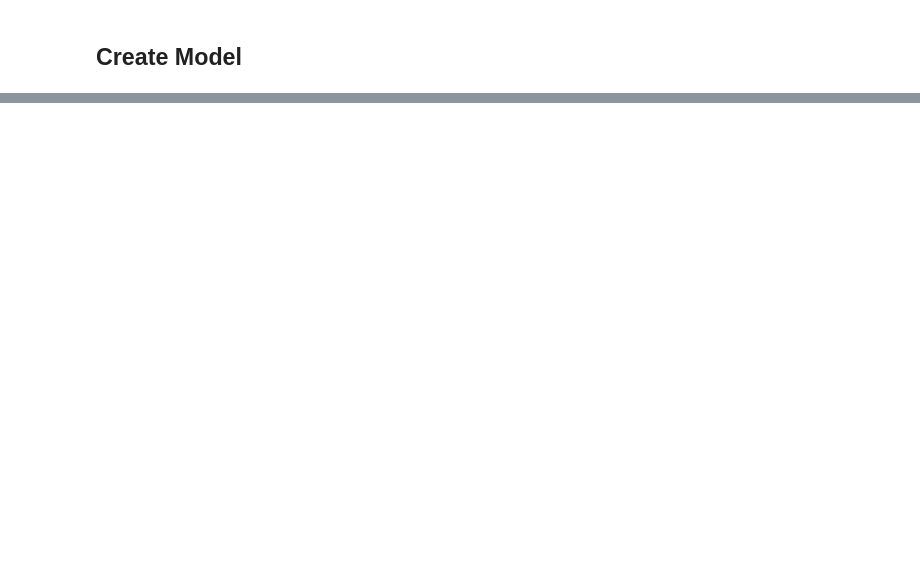
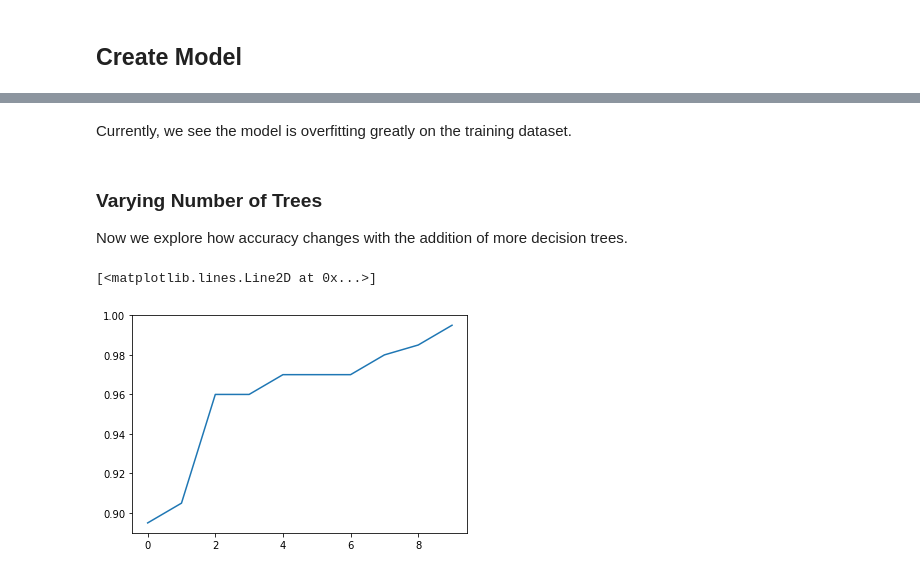
Before and after one commit to bwolfson97/Kaggle_Titanic, a Jupyter notebook: Titanic.ipynb, the cells around one changed output, grey strips where cells are left out. Drawn from its saved outputs; the diff is of its cells as text; code cells hidden in the pictures; blank space fills up the shorter version.

Commit message:
Added single tree analysis and analysis of adding additional trees

```diff
--- a/Titanic.ipynb
+++ b/Titanic.ipynb
@@ -124,5 +122,5 @@ df_train, y_train, df_valid, y_valid = split_data(df, y, 200)
 # %%
-_, _, df_dev, y_dev = split_data(df_train, y_train, 200)
+_, _, df_train, y_train = split_data(df_train, y_train, 200)
 # %% [markdown]
 ## Create Model
 # %%
@@ -138 +133,3 @@ m = RandomForestClassifier(n_estimators=10, max_features=None, n_jobs=-1, bootst
+# %%
+m = RandomForestClassifier(n_jobs=-1)
 # %%
@@ -146,0 +141,11 @@ Wall time: 115 ms
+# %% [markdown]
+Currently, we see the model is overfitting greatly on the training dataset.
+# %% [markdown]
+### Varying Number of Trees
+Now we explore how accuracy changes with the addition of more decision trees.
+# %%
+preds = np.stack([t.predict_proba(df_train) for t in m.estimators_])
+plt.plot([metrics.accuracy_score(y_train, np.argmax(np.mean(preds[:i+1], axis=0), axis=1)) for i in range(len(m.estimators_))])
+# %% [output]
+[<matplotlib.lines.Line2D at 0x...>]
+[figure, added]
```
Also changed, not shown: parts of 18 cells of this notebook.
